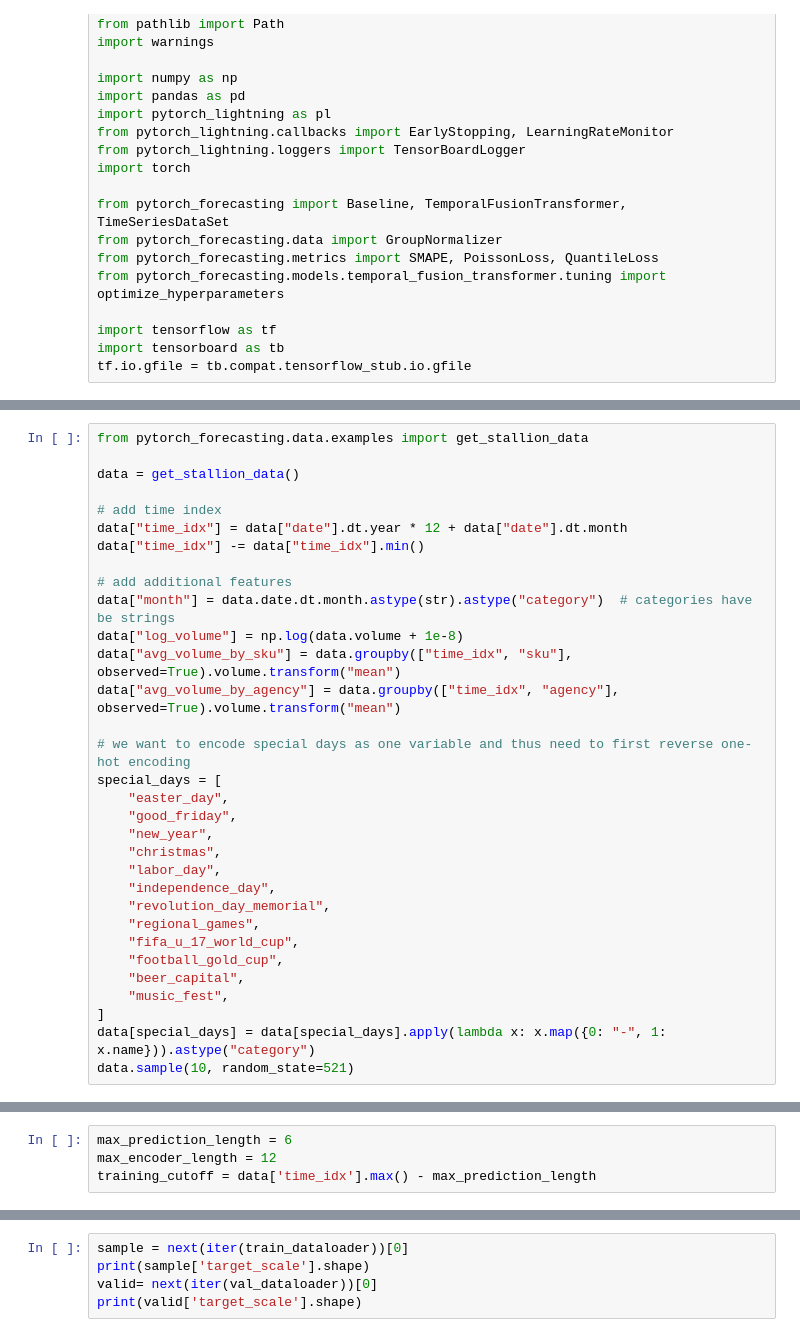
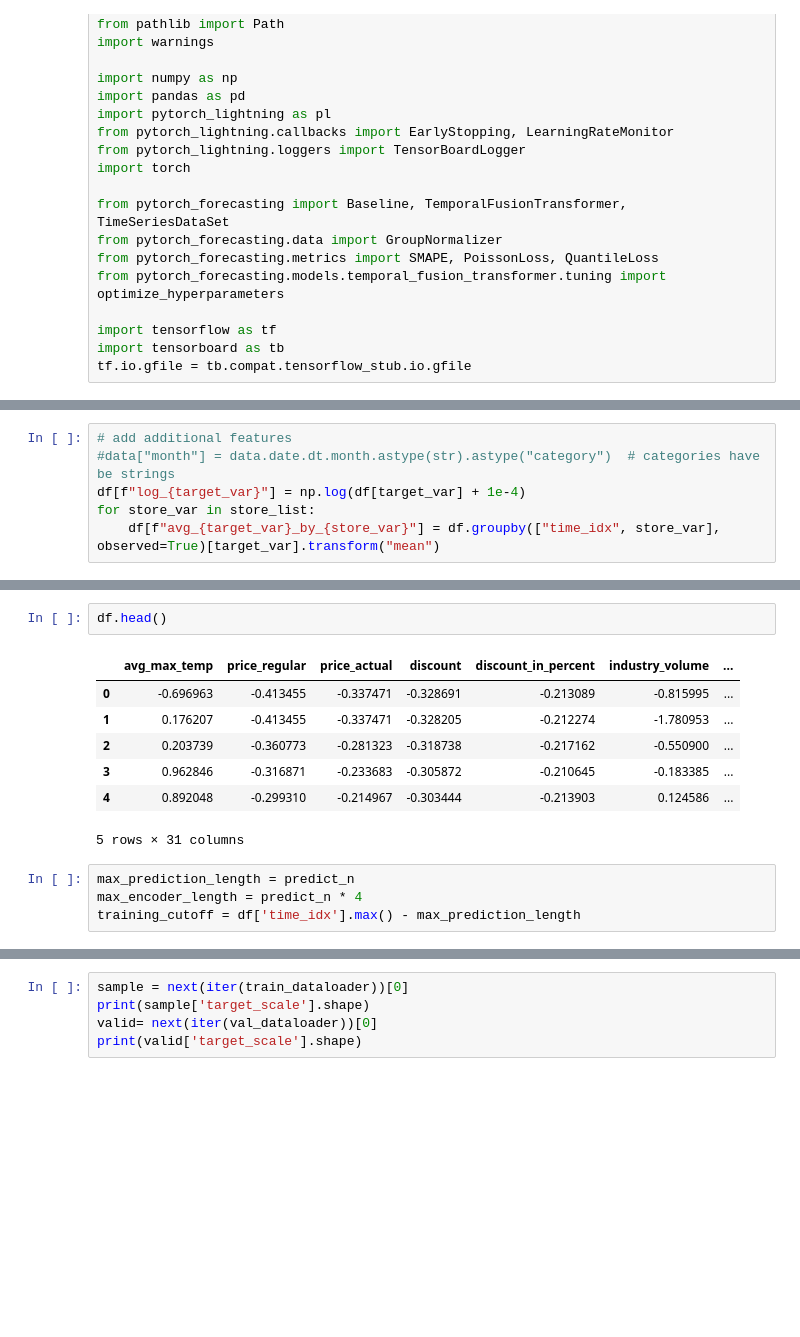
Before and after one commit to semi-zero/conf_forecast, a Jupyter notebook: tft_practice.ipynb, the cells around one changed output, grey strips where cells are left out. Cells and saved outputs as stored; diff of their text form; blank space fills up the shorter version.

```diff
--- a/tft_practice.ipynb
+++ b/tft_practice.ipynb
@@ -73,32 +92,6 @@ Name: date, Length: 21000, dtype: int64
 # %%
-from pytorch_forecasting.data.examples import get_stallion_data
-
-data = get_stallion_data()
-
-# add time index
-data["time_idx"] = data["date"].dt.year * 12 + data["date"].dt.month
-data["time_idx"] -= data["time_idx"].min()
-
 # add additional features
-data["month"] = data.date.dt.month.astype(str).astype("category")  # categories have be strings
-data["log_volume"] = np.log(data.volume + 1e-8)
-data["avg_volume_by_sku"] = data.groupby(["time_idx", "sku"], observed=True).volume.transform("mean")
-data["avg_volume_by_agency"] = data.groupby(["time_idx", "agency"], observed=True).volume.transform("mean")
-
-# we want to encode special days as one variable and thus need to first reverse one-hot encoding
-special_days = [
-    "easter_day",
-    "good_friday",
-    "new_year",
-    "christmas",
-    "labor_day",
-    "independence_day",
-    "revolution_day_memorial",
-    "regional_games",
-    "fifa_u_17_world_cup",
-    "football_gold_cup",
-    "beer_capital",
-    "music_fest",
-]
-data[special_days] = data[special_days].apply(lambda x: x.map({0: "-", 1: x.name})).astype("category")
-data.sample(10, random_state=521)
+#data["month"] = data.date.dt.month.astype(str).astype("category")  # categories have be strings
+df[f"log_{target_var}"] = np.log(df[target_var] + 1e-4)
+for store_var in store_list:
+    df[f"avg_{target_var}_by_{store_var}"] = df.groupby(["time_idx", store_var], observed=True)[target_var].transform("mean")
@@ -118,4 +98,14 @@ data.sample(10, random_state=521)
+# %%
+df.head()
+# %% [output]
+|  | avg_max_temp | price_regular | price_actual | discount | discount_in_percent | industry_volume | ... |
+| 0 | -0.696963 | -0.413455 | -0.337471 | -0.328691 | -0.213089 | -0.815995 | ... |
+| 1 | 0.176207 | -0.413455 | -0.337471 | -0.328205 | -0.212274 | -1.780953 | ... |
+| 2 | 0.203739 | -0.360773 | -0.281323 | -0.318738 | -0.217162 | -0.550900 | ... |
+| 3 | 0.962846 | -0.316871 | -0.233683 | -0.305872 | -0.210645 | -0.183385 | ... |
+| 4 | 0.892048 | -0.299310 | -0.214967 | -0.303444 | -0.213903 | 0.124586 | ... |
+5 rows × 31 columns
 # %%
-max_prediction_length = 6
-max_encoder_length = 12
-training_cutoff = data['time_idx'].max() - max_prediction_length
+max_prediction_length = predict_n
+max_encoder_length = predict_n * 4
+training_cutoff = df['time_idx'].max() - max_prediction_length
```
Also changed, not shown: parts of 26 cells of this notebook, 35 other files.
